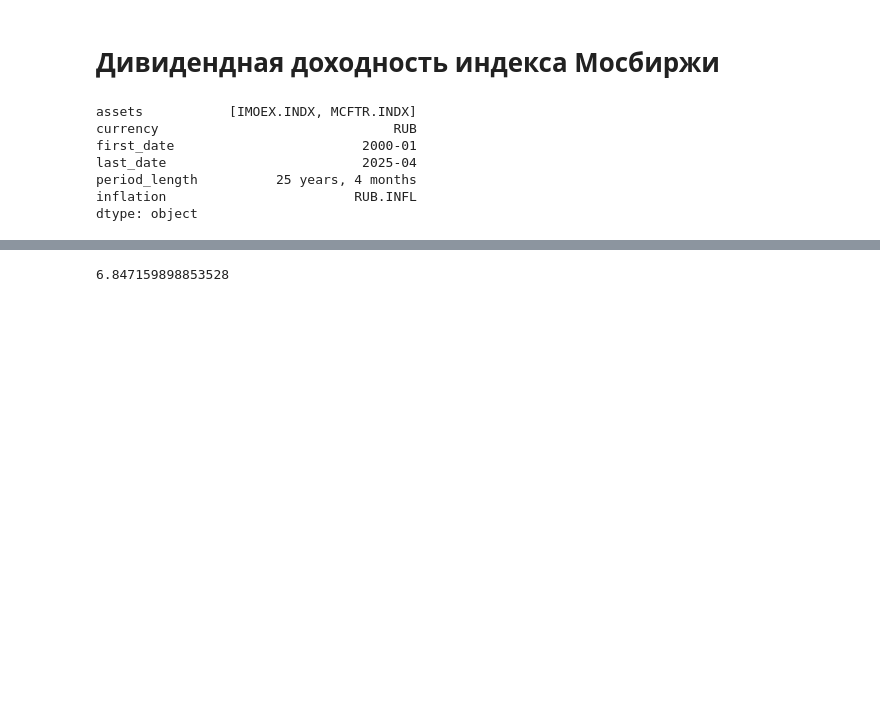
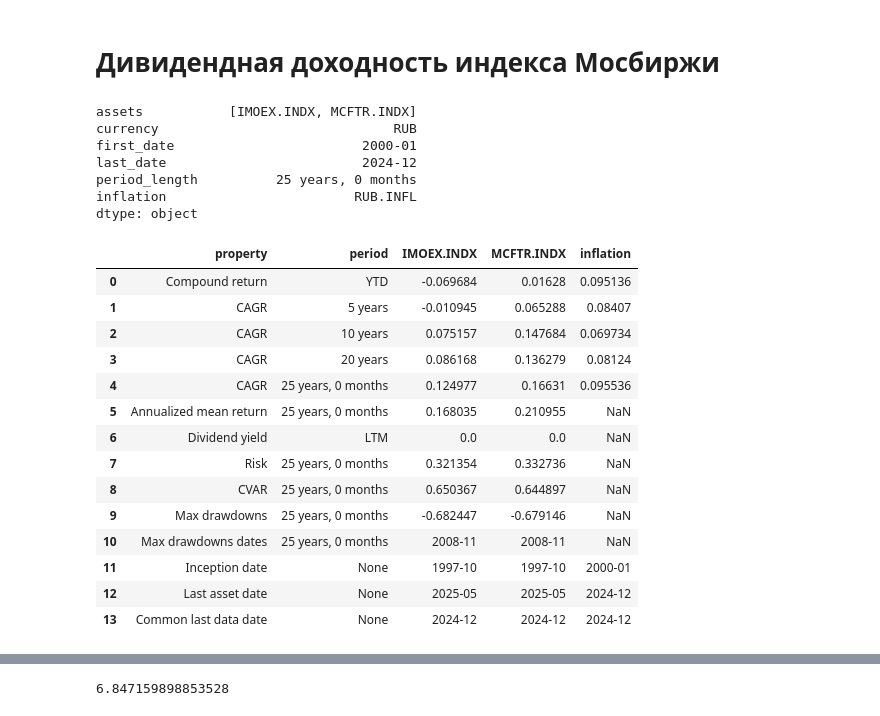
Before and after one commit to mbk-dev/publications_RUS, a Jupyter notebook: 12 dividend_yield_for_MOEX_and_SP500.ipynb, the cells around one changed output, grey strips where cells are left out. Saved outputs shown, nothing was run; the diff lists cells and outputs as text; code cells hidden in the pictures; blank space fills up the shorter version.

```diff
--- a/12 dividend_yield_for_MOEX_and_SP500.ipynb
+++ b/12 dividend_yield_for_MOEX_and_SP500.ipynb
@@ -69,15 +69,33 @@ def plot_dividend_yield(first_year: str,
 # Дивидендная доходность индекса Мосбиржи
 # %%
 ls = ['IMOEX.INDX', 'MCFTR.INDX']
-moex = ok.AssetList(ls, ccy='RUB', first_date='2000-01', inflation=True)
+moex = ok.AssetList(ls, ccy='RUB', first_date='2000-01', last_date='2024-12', inflation=True)
 moex
 # %% [output]
 assets           [IMOEX.INDX, MCFTR.INDX]
 currency                              RUB
 first_date                        2000-01
-last_date                         2025-04
-period_length          25 years, 4 months
+last_date                         2024-12
+period_length          25 years, 0 months
 inflation                        RUB.INFL
 dtype: object
+# %%
+moex.describe([5, 10, 20])
+# %% [output]
+|  | property | period | IMOEX.INDX | MCFTR.INDX | inflation |
+| 0 | Compound return | YTD | -0.069684 | 0.01628 | 0.095136 |
+| 1 | CAGR | 5 years | -0.010945 | 0.065288 | 0.08407 |
+| 2 | CAGR | 10 years | 0.075157 | 0.147684 | 0.069734 |
+| 3 | CAGR | 20 years | 0.086168 | 0.136279 | 0.08124 |
+| 4 | CAGR | 25 years, 0 months | 0.124977 | 0.16631 | 0.095536 |
+| 5 | Annualized mean return | 25 years, 0 months | 0.168035 | 0.210955 | NaN |
+| 6 | Dividend yield | LTM | 0.0 | 0.0 | NaN |
+| 7 | Risk | 25 years, 0 months | 0.321354 | 0.332736 | NaN |
+| 8 | CVAR | 25 years, 0 months | 0.650367 | 0.644897 | NaN |
+| 9 | Max drawdowns | 25 years, 0 months | -0.682447 | -0.679146 | NaN |
+| 10 | Max drawdowns dates | 25 years, 0 months | 2008-11 | 2008-11 | NaN |
+| 11 | Inception date | None | 1997-10 | 1997-10 | 2000-01 |
+| 12 | Last asset date | None | 2025-05 | 2025-05 | 2024-12 |
+| 13 | Common last data date | None | 2024-12 | 2024-12 | 2024-12 |
 # %%
 df_price = moex.annual_return_ts.loc[:, 'IMOEX.INDX']  # ценовая доходность, приведенная к году
```
Also changed, not shown: parts of 5 cells of this notebook.
